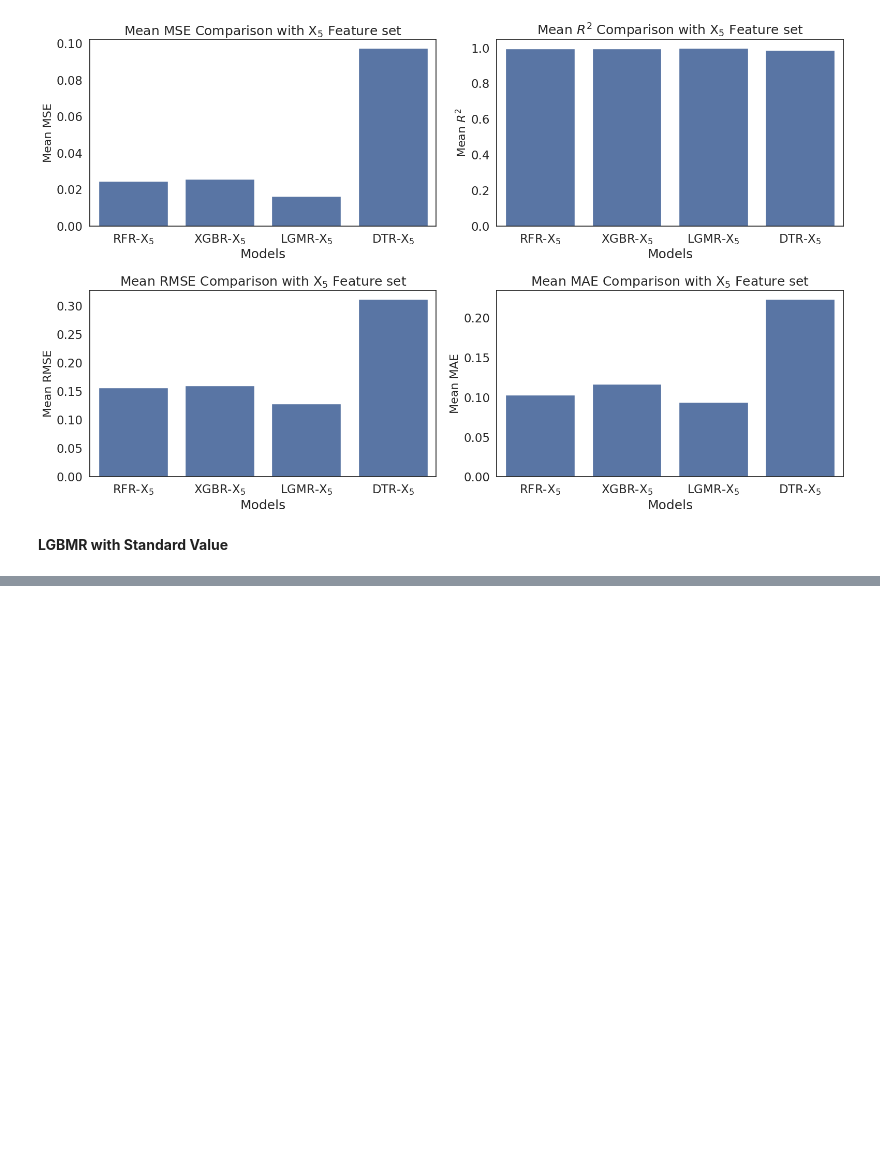
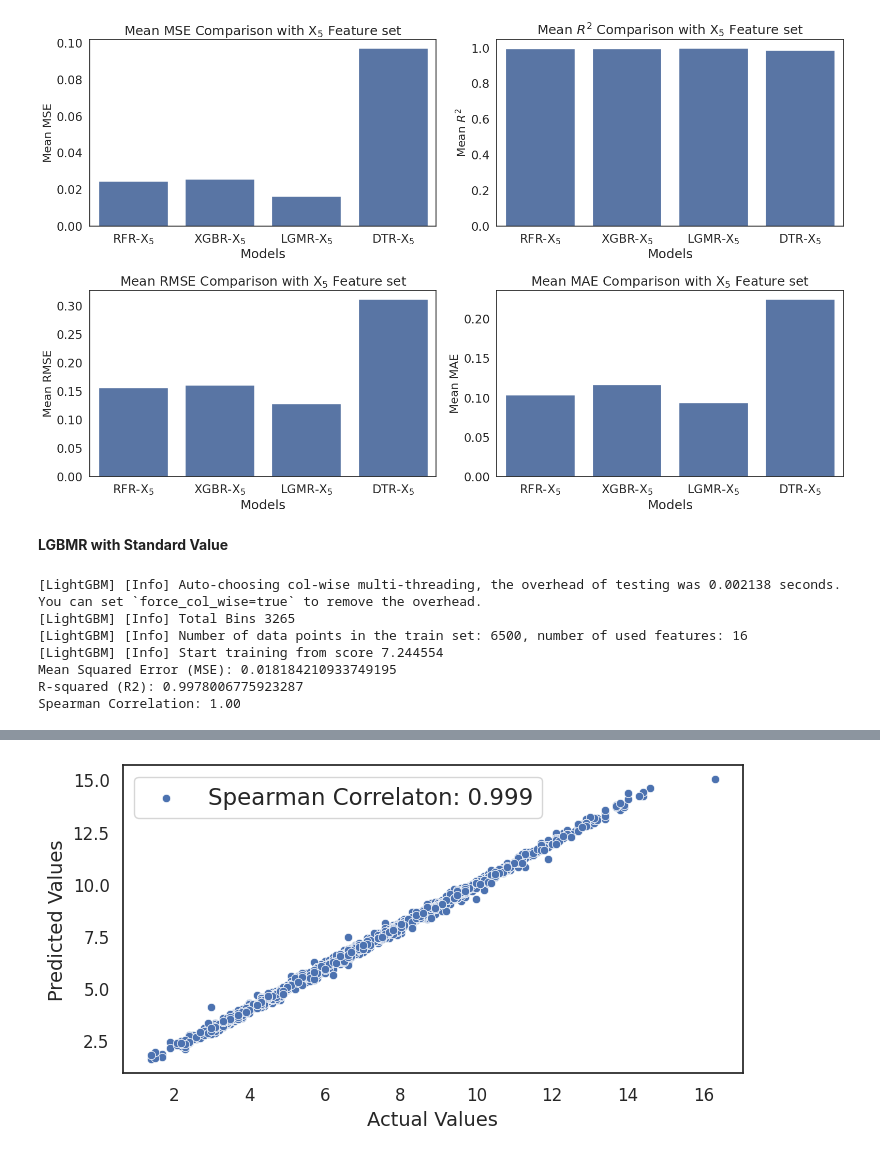
Before and after one commit to rabnawaz172/ET, a Jupyter notebook: ET_taif.ipynb, the cells around one changed output, grey strips where cells are left out. Drawn from its saved outputs; the diff is of its cells as text; code cells hidden in the pictures; blank space fills up the shorter version.

```diff
--- a/ET_taif.ipynb
+++ b/ET_taif.ipynb
@@ -821,3 +712,64 @@ files.download('mean_comparison_plot.png')
 [figure]
 # %% [markdown]
 **LGBMR with Standard Value**
+# %%
+import numpy as np
+
+# Assuming you have already defined df and y...
+
+# Selecting all features from the DataFrame except the target variable (y)
+X = df.drop(columns=['ETo'])
+
+# Split the data into training and testing sets (e.g., 80% train, 20% test)
+X_train, X_test, y_train, y_test = train_test_split(X, y, test_size=0.2, random_state=0)
+
+# Create an LGBMRegressor model
+lgbm_model = LGBMRegressor()
+
+# Train the LGBMRegressor model with all features
+lgbm_model.fit(X_train, y_train)
+
+# Make predictions on the test set
+y_pred = lgbm_model.predict(X_test)
+
+# Calculate Spearman correlation coefficient
+spearman_corr, _ = spearmanr(y_test, y_pred)
+
+# Evaluate the model
+mse = mean_squared_error(y_test, y_pred)
+r2 = r2_score(y_test, y_pred)
+
+# Print evaluation metrics
+print(f'Mean Squared Error (MSE): {mse}')
+print(f'R-squared (R2): {r2}')
+print(f'Spearman Correlation: {spearman_corr:.2f}')
+
+# Create a correlation plot between predicted and actual values
+plt.figure(figsize=(8, 4))
+sns.scatterplot(x=np.array(y_test), y=y_pred, label=f'Spearman Correlaton: {spearman_corr:.3f}')
+
+plt.xlabel('Actual Values', fontsize=14)
+plt.ylabel('Predicted Values', fontsize=14)
+plt.xticks(fontsize=12)
+plt.yticks(fontsize=12)
+
+# Add text for the legend
+
+
+# Save the figure with 500 DPI
+plt.savefig('1correlation_plot_500dpi.png', dpi=500)
+
+# Download the saved figure from Colab
+files.download('1correlation_plot_500dpi.png')
+
+# Show the plot
+plt.show()
+# %% [output]
+[LightGBM] [Info] Auto-choosing col-wise multi-threading, the overhead of testing was 0.002138 seconds.
+You can set `force_col_wise=true` to remove the overhead.
+[LightGBM] [Info] Total Bins 3265
+[LightGBM] [Info] Number of data points in the train set: 6500, number of used features: 16
+[LightGBM] [Info] Start training from score 7.244554
+Mean Squared Error (MSE): 0.018184210933749195
+R-squared (R2): 0.9978006775923287
+Spearman Correlation: 1.00
@@ -824,3 +778,4 @@ files.download('mean_comparison_plot.png')
+[figure, added]
 # %%
 import matplotlib.pyplot as plt
 import seaborn as sns
```
Also changed, not shown: parts of 12 cells of this notebook.
